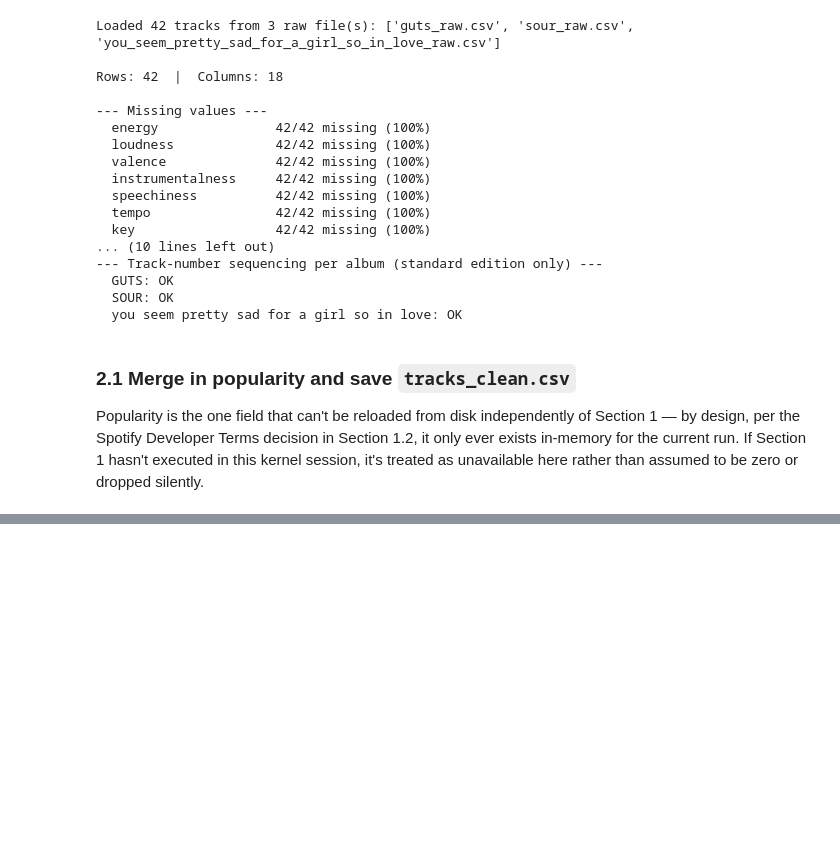
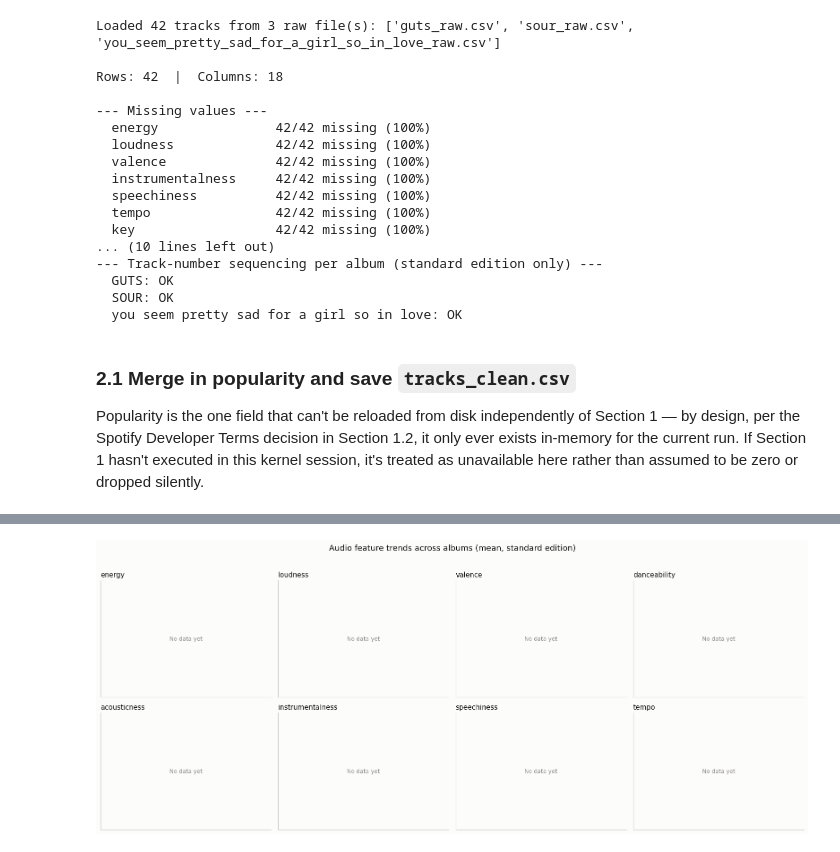
Before and after one commit to RasiShruthisuresh/OR3_Production_Project, a Jupyter notebook: notebooks/data_engineering_olivia_rodrigo.ipynb, the cells around one changed output, grey strips where cells are left out. Drawn from its saved outputs; the diff is of its cells as text; code cells hidden in the pictures; blank space fills up the shorter version.

```diff
--- a/notebooks/data_engineering_olivia_rodrigo.ipynb
+++ b/notebooks/data_engineering_olivia_rodrigo.ipynb
@@ -775,0 +873,37 @@ Saved D:\OR analysis\data\processed\tracks_clean.csv — 42 rows, 20 columns
+# %%
+def plot_feature_trends(df: pd.DataFrame, features: list):
+    subset = standard_edition(df)
+    n_cols = 4
+    n_rows = -(-len(features) // n_cols)  # ceil division
+    fig, axes = plt.subplots(n_rows, n_cols, figsize=(4 * n_cols, 3.2 * n_rows))
+    axes = axes.flatten()
+
+    for ax, feature in zip(axes, features):
+        means = subset.groupby("album")[feature].mean().reindex(ALBUM_ORDER)
+        if means.notna().sum() == 0:
+            ax.text(0.5, 0.5, "No data yet", ha="center", va="center",
+                     color="#898781", fontsize=9, transform=ax.transAxes)
+            ax.set_xticks([])
+            ax.set_yticks([])
+        else:
+            x = list(range(len(ALBUM_ORDER)))
+            ax.plot(x, means.values, color="#c3c2b7", linewidth=2, zorder=2)
+            for i, album in enumerate(ALBUM_ORDER):
+                ax.scatter(i, means[album], color=ALBUM_COLORS[album], s=70, zorder=3,
+                            edgecolor="#fcfcfb", linewidth=1.5)
+            ax.set_xticks(x)
+            ax.set_xticklabels([ALBUM_SHORT_LABELS[a] for a in ALBUM_ORDER], rotation=20, ha="right", fontsize=7)
+            ax.set_xlim(-0.4, len(ALBUM_ORDER) - 0.6)
+        ax.set_title(feature, fontsize=11, color="#0b0b0b", loc="left")
+
+    for ax in axes[len(features):]:
+        ax.axis("off")
+
+    fig.suptitle("Audio feature trends across albums (mean, standard edition)", fontsize=13, y=1.02)
+    fig.tight_layout()
+    plt.show()
+
+
+plot_feature_trends(tracks_clean, AUDIO_FEATURES)
+# %% [output]
+[figure, added]
```
Also changed, not shown: parts of 9 cells of this notebook.
